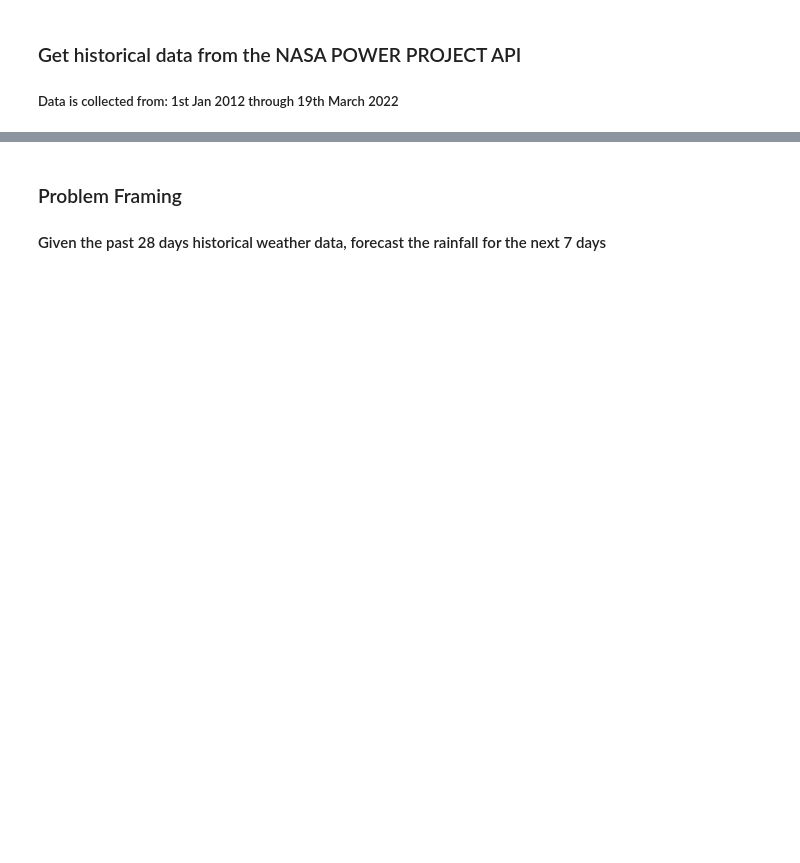
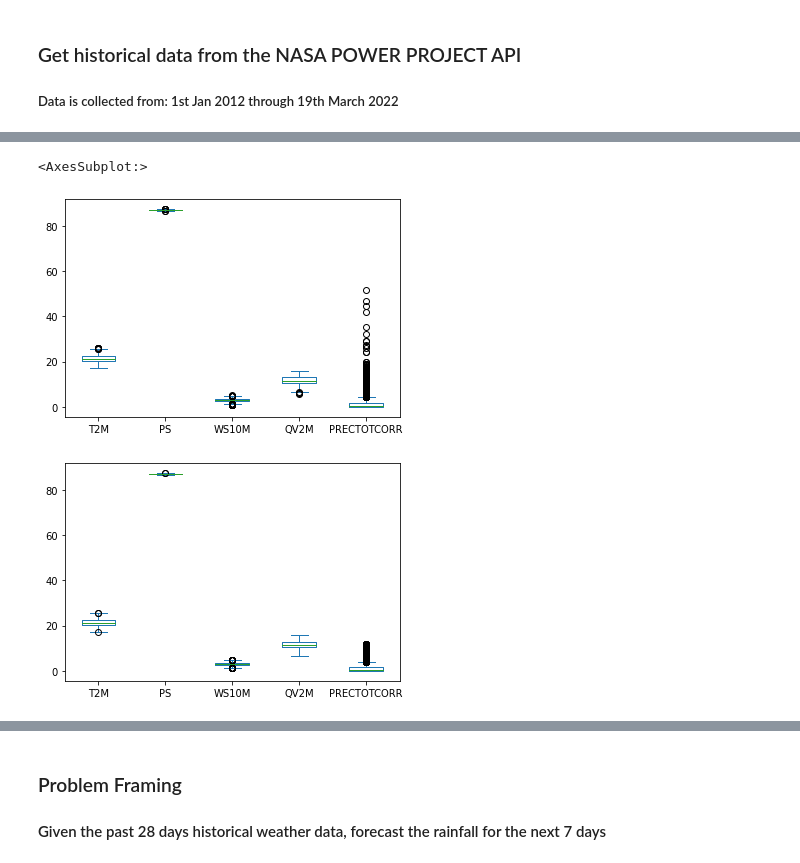
Before and after one commit to bryan-mwas/keras-lstm, a Jupyter notebook: lstm.ipynb, the cells around one changed output, grey strips where cells are left out. Drawn from its saved outputs; the diff is of its cells as text; code cells hidden in the pictures; blank space fills up the shorter version.

```diff
--- a/lstm.ipynb
+++ b/lstm.ipynb
@@ -38,7 +63,10 @@ df.info()
 # %%
 # Box plot
 df.plot.box()
-
-# plt.savefig("Box plot", dpi=1200)
+df_without_outliers.plot.box()
+# %% [output]
+<AxesSubplot:>
+[figure, added]
+[figure, added]
 # %%
 # Visualize trends
```
Also changed, not shown: parts of 29 cells of this notebook, 1 other file.
